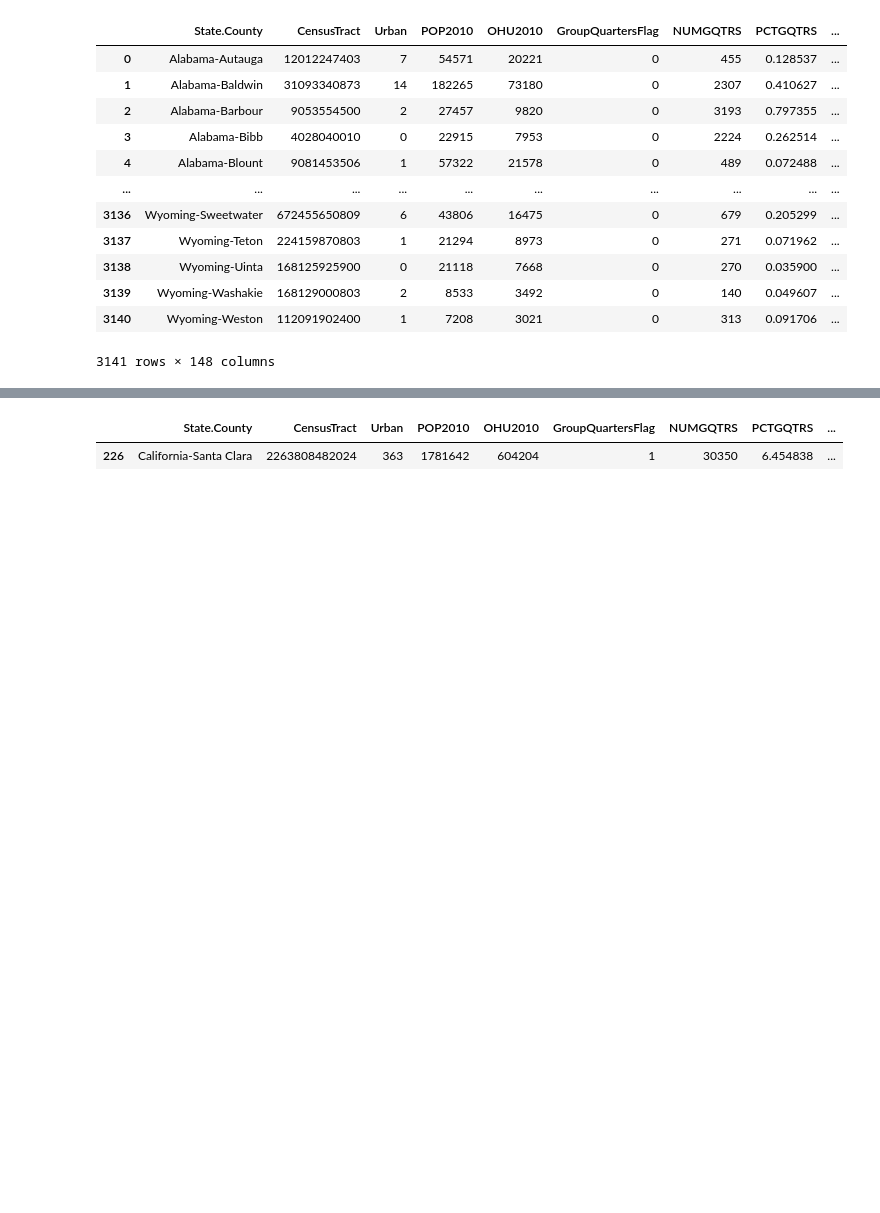
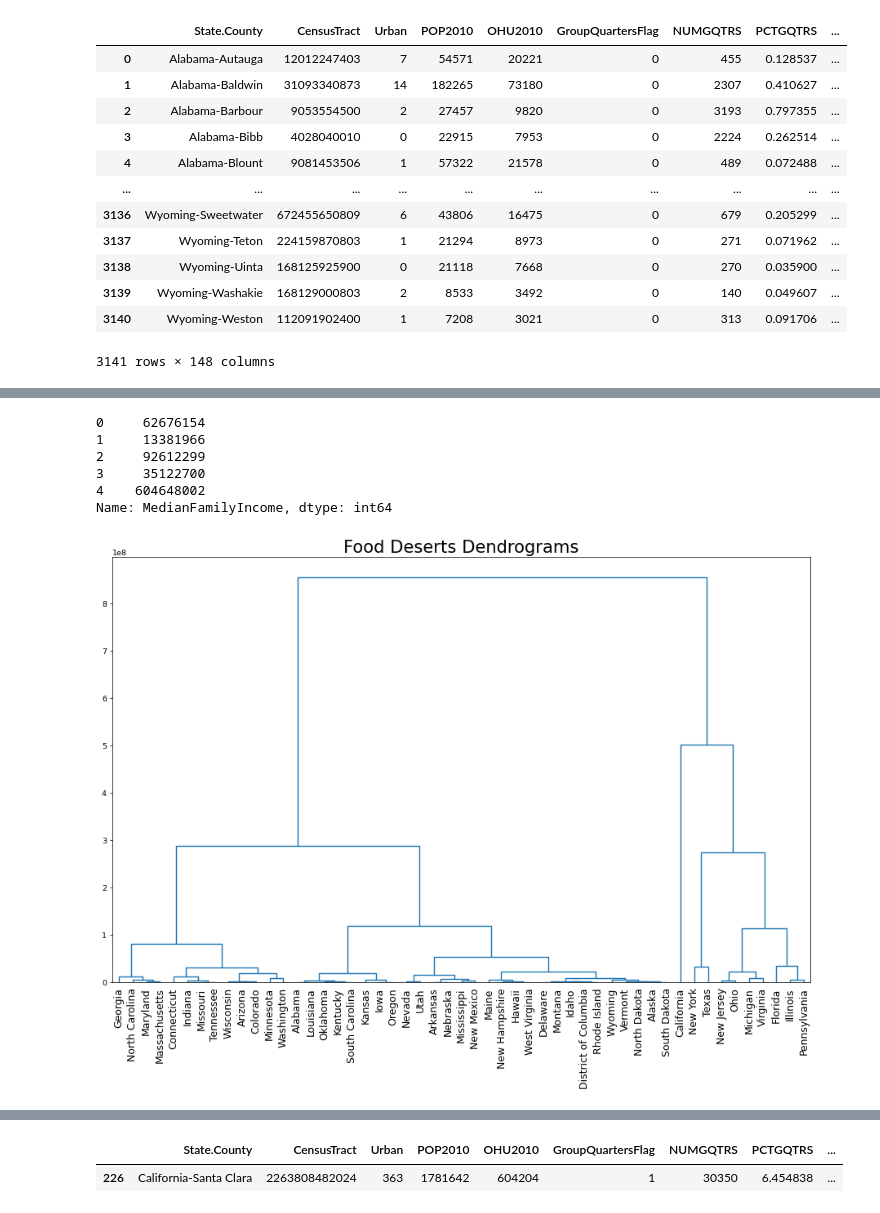
Before and after one commit to priyamittal96/project_1, a Jupyter notebook: Sun9pm notebooks/Priya22.ipynb, the cells around one changed output, grey strips where cells are left out. Saved outputs shown, nothing was run; the diff lists cells and outputs as text; code cells hidden in the pictures; blank space fills up the shorter version.

```diff
--- a/Sun9pm notebooks/Priya22.ipynb
+++ b/Sun9pm notebooks/Priya22.ipynb
@@ -150,0 +174,3 @@ plt.show()
+# %%
+desertdf5 = desert_df.groupby(["State"]).sum().reset_index()
+desertdf5
@@ -150,0 +196,4 @@ plt.show()
+# %%
+desertdf5["Desert vs POP"] = (desertdf5["LAPOP1_10"]/desertdf5["POP2010"])*100
+desertdf5["Desert vs OHU"] = (desertdf5["LAPOP1_10"]/desertdf5["OHU2010"])*100
+desertdf5
@@ -150,0 +219,18 @@ plt.show()
+# %%
+desertdf5['MedianFamilyIncome'].head(5)
+# %% [output]
+0     62676154
+1     13381966
+2     92612299
+3     35122700
+4    604648002
+Name: MedianFamilyIncome, dtype: int64
+# %%
+# Plot
+plt.figure(figsize=(16, 10), dpi= 69)
+plt.title("Food Deserts Dendrograms", fontsize=22)
+dend = shc.dendrogram(shc.linkage(desertdf5[['MedianFamilyIncome','Desert vs POP']], method='ward'), labels=desertdf5.State.values, color_threshold=100)
+plt.xticks(fontsize=13)
+plt.show()
+# %% [output]
+[figure, added]
```
Also changed, not shown: parts of 9 cells of this notebook, 2 other files.
